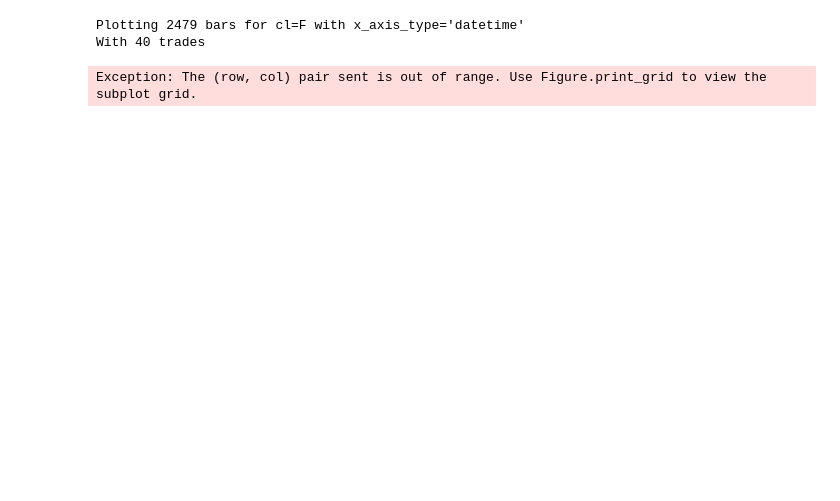
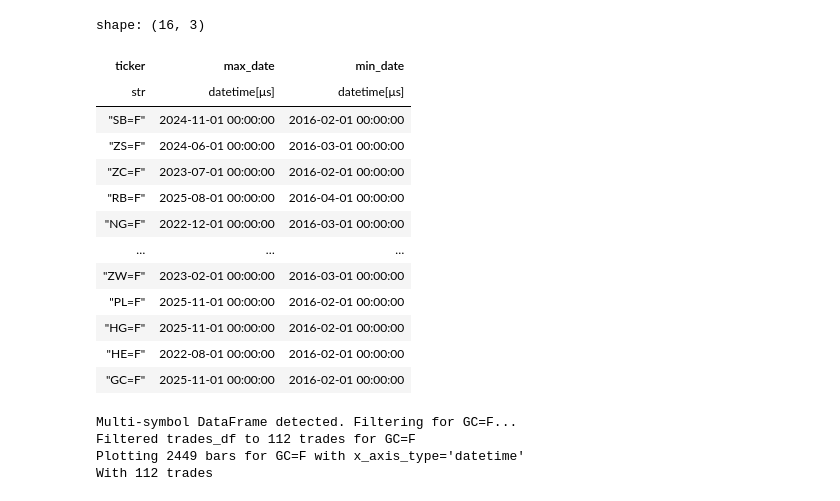
Before and after one commit to MiletoCarmelo/QuanTa, a Jupyter notebook: notebooks/momentum_strategy copy.ipynb, the cells around one changed output. Cells and saved outputs as stored; diff of their text form; code cells hidden in the pictures; blank space fills up the shorter version.

```diff
--- a/notebooks/momentum_strategy copy.ipynb
+++ b/notebooks/momentum_strategy copy.ipynb
@@ -778,14 +895,35 @@ shape: (640, 9)
+# %%
+trades_bk.group_by('ticker').agg(
+    pl.col('datetime').max().alias('max_date'),
+    pl.col('datetime').min().alias('min_date')
+)
+# %% [output]
+shape: (16, 3)
+| ticker | max_date | min_date |
+| str | datetime[μs] | datetime[μs] |
+| "SB=F" | 2024-11-01 00:00:00 | 2016-02-01 00:00:00 |
+| "ZS=F" | 2024-06-01 00:00:00 | 2016-03-01 00:00:00 |
+| "ZC=F" | 2023-07-01 00:00:00 | 2016-02-01 00:00:00 |
+| "RB=F" | 2025-08-01 00:00:00 | 2016-04-01 00:00:00 |
+| "NG=F" | 2022-12-01 00:00:00 | 2016-03-01 00:00:00 |
+| … | … | … |
+| "ZW=F" | 2023-02-01 00:00:00 | 2016-03-01 00:00:00 |
+| "PL=F" | 2025-11-01 00:00:00 | 2016-02-01 00:00:00 |
+| "HG=F" | 2025-11-01 00:00:00 | 2016-02-01 00:00:00 |
+| "HE=F" | 2022-08-01 00:00:00 | 2016-02-01 00:00:00 |
+| "GC=F" | 2025-11-01 00:00:00 | 2016-02-01 00:00:00 |
 # %%
 from quanta.clients.chart import ChartClient
 chart_client = ChartClient()
 chart_client.plot(
-    df_cl,
-    "cl=F",
+    df,
+    "GC=F",
     trades_df=trades_bk,
     theme='professional',
     x_axis_type='datetime'
 )
 # %% [output]
-Plotting 2479 bars for cl=F with x_axis_type='datetime'
-With 40 trades
+Multi-symbol DataFrame detected. Filtering for GC=F...
+Filtered trades_df to 112 trades for GC=F
+Plotting 2449 bars for GC=F with x_axis_type='datetime'
+With 112 trades
-Exception: The (row, col) pair sent is out of range. Use Figure.print_grid to view the subplot grid.
```
Also changed, not shown: parts of 18 cells of this notebook, 2 other files.
